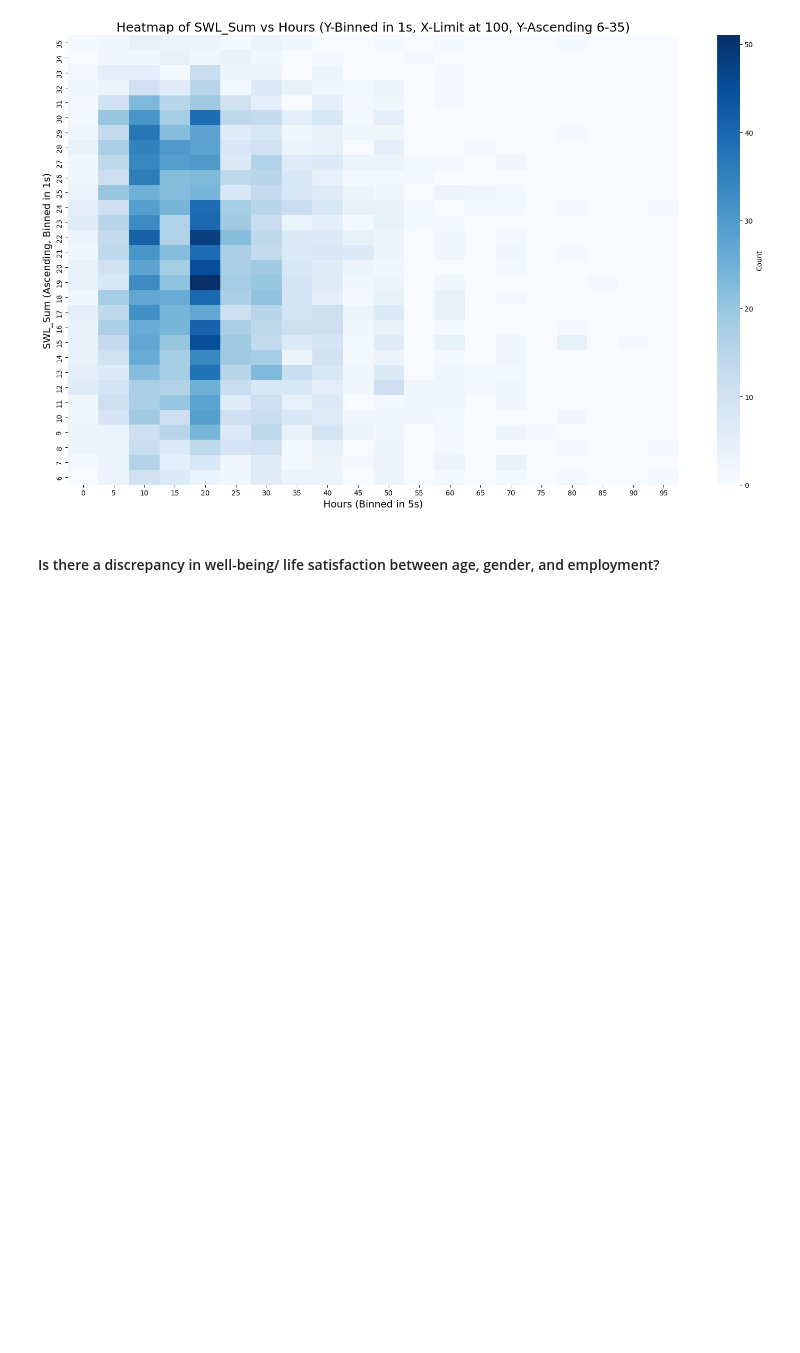
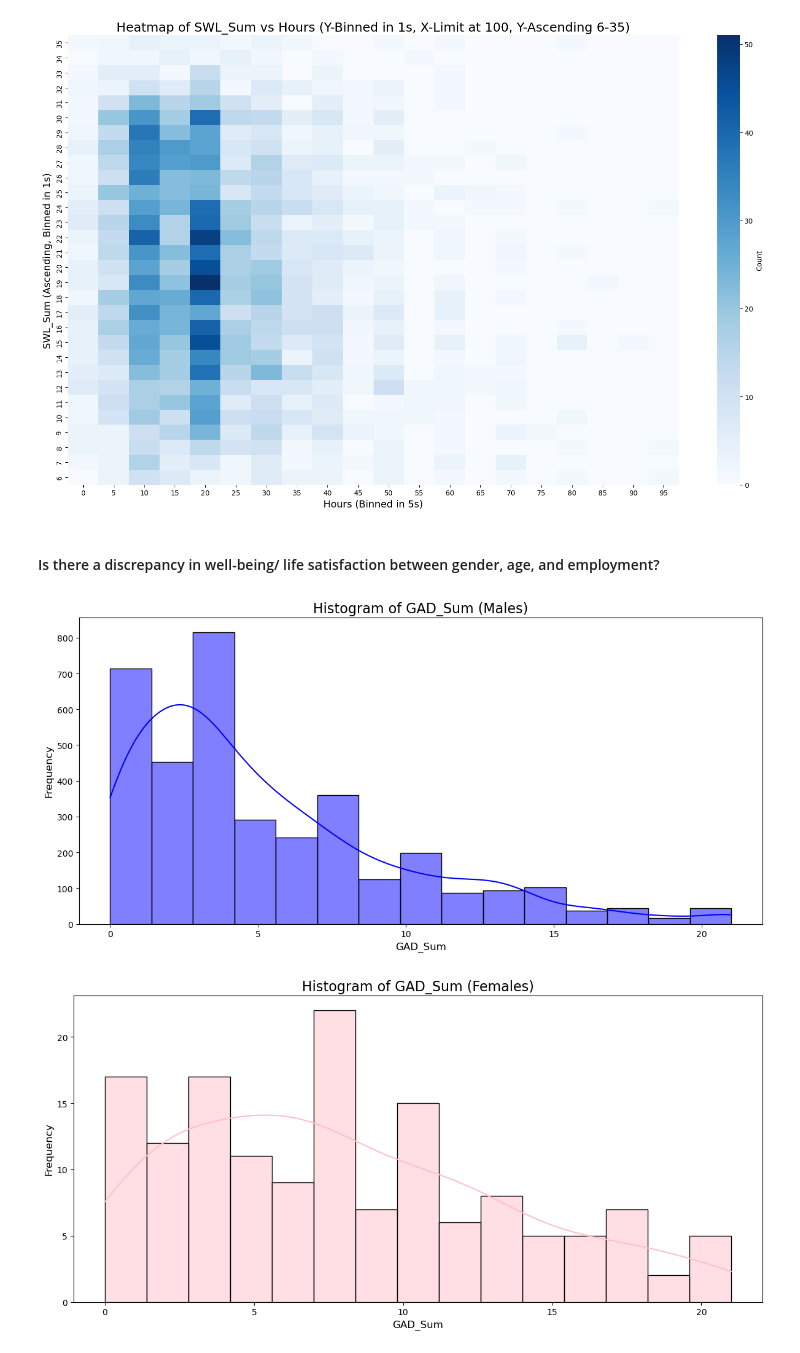
Before and after one commit to lauraleecallahan/Project-1, a Jupyter notebook: Untitled-1.ipynb, the cells around one changed output. Saved outputs shown, nothing was run; the diff lists cells and outputs as text; code cells hidden in the pictures; blank space fills up the shorter version.

```diff
--- a/Untitled-1.ipynb
+++ b/Untitled-1.ipynb
@@ -219,4 +219,32 @@ plt.show()
 # %% [output]
 [figure]
 # %% [markdown]
-####  Is there a discrepancy in well-being/ life satisfaction between age, gender, and employment?
+####  Is there a discrepancy in well-being/ life satisfaction between gender, age, and employment?
+# %%
+# Filter rows where Gender is "Male"
+df_male = df_cleaned_no_missing[df_cleaned_no_missing['Gender'] == 'Male']
+
+# Filter rows where Gender is "Female"
+df_female = df_cleaned_no_missing[df_cleaned_no_missing['Gender'] == 'Female']
+
+
+# Histogram for GAD_Sum (Males)
+plt.figure(figsize=(12, 6))
+sns.histplot(data=df_male, x='GAD_Sum', kde=True, color='blue', bins=15)
+plt.title('Histogram of GAD_Sum (Males)', fontsize=16)
+plt.xlabel('GAD_Sum', fontsize=12)
+plt.ylabel('Frequency', fontsize=12)
+plt.tight_layout()
+plt.show()
+
+# Histogram for GAD_Sum (Females)
+plt.figure(figsize=(12, 6))
+sns.histplot(data=df_female, x='GAD_Sum', kde=True, color='pink', bins=15)
+plt.title('Histogram of GAD_Sum (Females)', fontsize=16)
+plt.xlabel('GAD_Sum', fontsize=12)
+plt.ylabel('Frequency', fontsize=12)
+plt.tight_layout()
+plt.show()
+# %% [output]
+[figure, added]
+[figure, added]
```
Also changed, not shown: parts of 3 cells of this notebook.
